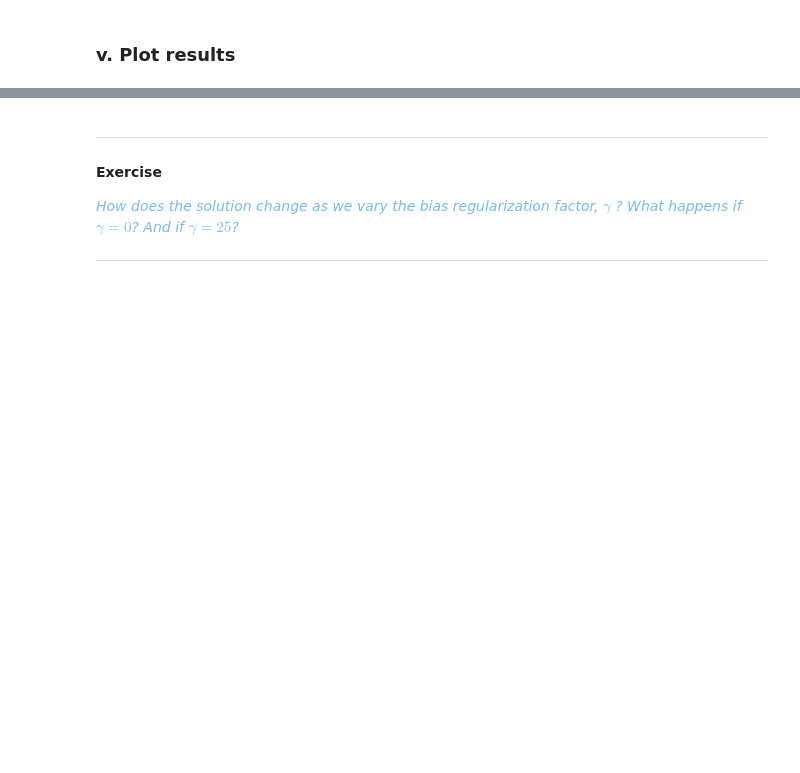
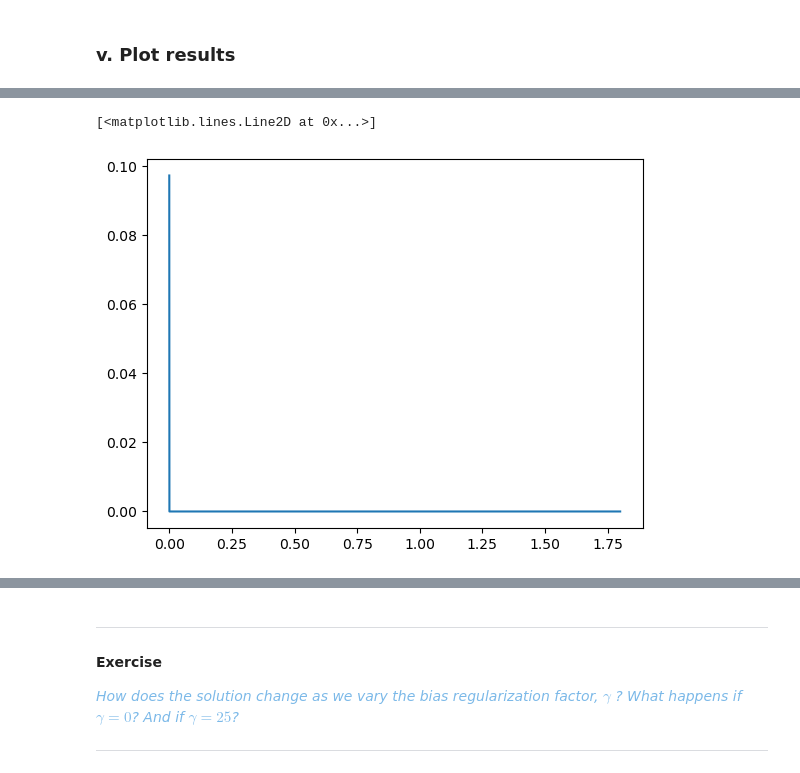
Before and after one commit to andreanovoa/real-time-bias-aware-DA, a Jupyter notebook: scripts/tutorials/13_bias-aware-DA-intro.ipynb, the cells around one changed output, grey strips where cells are left out. Cells and saved outputs as stored; diff of their text form; code cells hidden in the pictures; blank space fills up the shorter version.

```diff
--- a/scripts/tutorials/13_bias-aware-DA-intro.ipynb
+++ b/scripts/tutorials/13_bias-aware-DA-intro.ipynb
@@ -410,6 +498,21 @@ AttributeError: 'Ensemble' object has no attribute 't_CR'
 # %%
-from data_assimilation import dataAssimilation
+# from data_assimilation import dataAssimilation
 
-ensemble.regularization_factor = 1.
-filter_ens = dataAssimilation(ensemble.copy(), y_obs=y_obs, t_obs=t_obs, std_obs=0.1, wash_t=wash_t, wash_obs=wash_obs)
+# ensemble.regularization_factor = 1.
+# filter_ens = dataAssimilation(ensemble.copy(), y_obs=y_obs, t_obs=t_obs, std_obs=0.1, wash_t=wash_t, wash_obs=wash_obs)
+
+# ensemble.forecast_step(t_end=1., close=True)
+
+
+filter_ens = ensemble.copy()
+
+
+var_d = 0.01 * np.std(filter_ens.model.get_observable_hist(), axis=0).max(axis=-1)
+
+Cdd = np.eye(filter_ens.model.Nq) * var_d**2
+
+
+for d, t_d in zip(truth.y_obs, truth.t_obs):
+    filter_ens.forecast_step(t_end=t_d)
+    filter_ens.analysis_step(d=d, Cdd=Cdd)
 # %% [output]
@@ -451,0 +586,6 @@ plot_parameters(ens, truth.copy(), reference_p=reference_p)
+# %%
+import matplotlib.pyplot as plt
+plt.plot(filter_ens.bias.hist_t, filter_ens.bias.hist[...,0])
+# %% [output]
+[<matplotlib.lines.Line2D at 0x...>]
+[figure, added]
```
Also changed, not shown: parts of 17 cells of this notebook, 16 other files.
